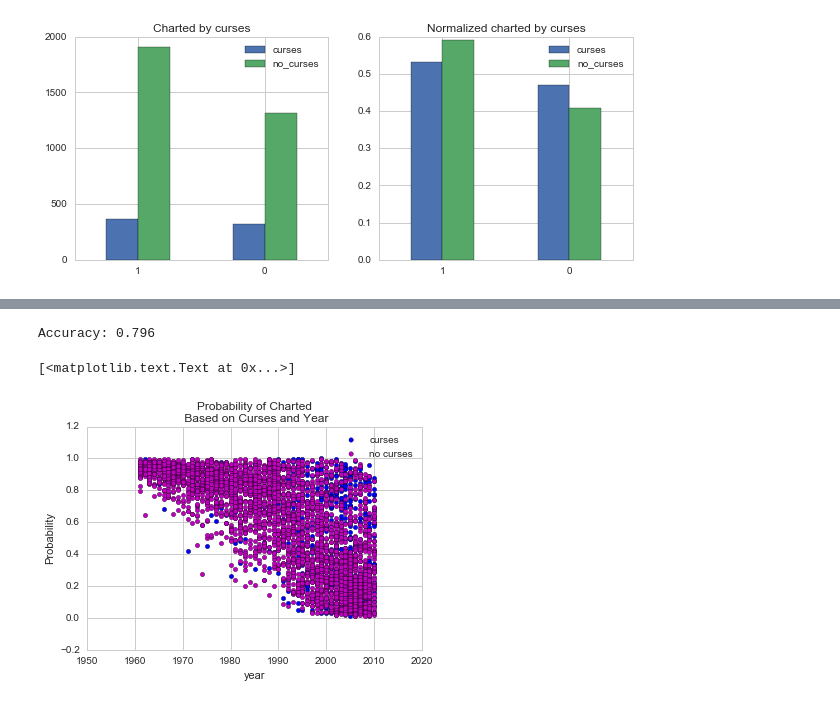
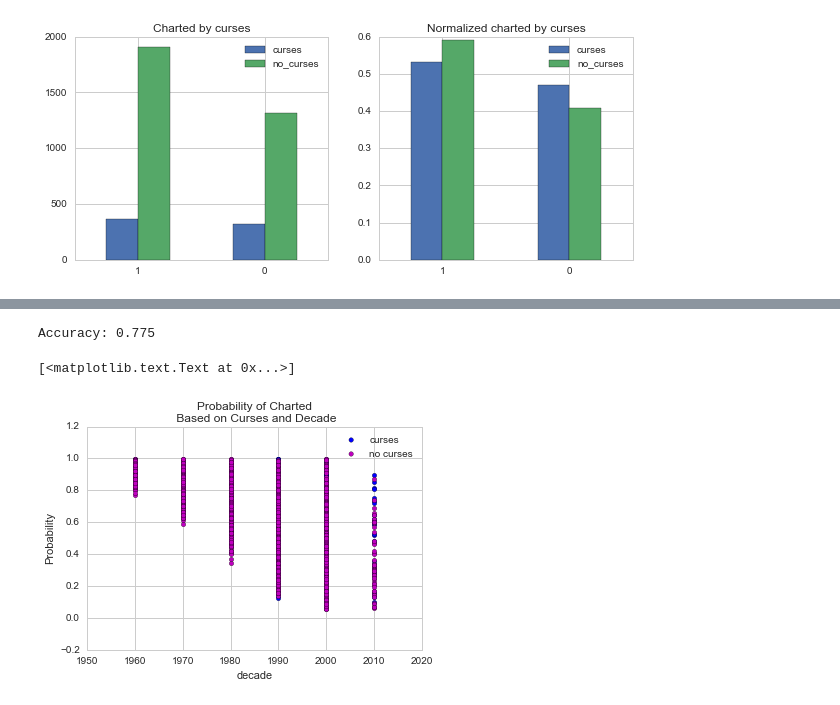
Before and after one commit to ribbas/Heat-Replay, a Jupyter notebook: src/models/test1.ipynb, the cells around one changed output, grey strips where cells are left out. Saved outputs shown, nothing was run; the diff lists cells and outputs as text; code cells hidden in the pictures.

Commit message:
refactored and optimized, added stopwords, decade and most used terms

```diff
--- a/src/models/test1.ipynb
+++ b/src/models/test1.ipynb
@@ -237,0 +222,4 @@ df_train.head()
+# %%
+df_train = pd.read_csv("../data/final/final.csv")
+
+df_train.head()
@@ -245,7 +240,7 @@ y_train = df_train[target]
 # %%
 
 # Build tuned model
-lm = linear_model.LogisticRegression(C=1000, class_weight=None, dual=False, fit_intercept=True,
+lm = linear_model.LogisticRegression(C=0.01, class_weight=None, dual=False, fit_intercept=True,
           intercept_scaling=1, max_iter=100, multi_class='ovr', n_jobs=1,
           penalty='l2', random_state=None, solver='newton-cg', tol=0.0001,
           verbose=0, warm_start=False)
@@ -256,19 +251,19 @@ lm.fit(X_train, y_train)
 # Score tuned model
 print "Accuracy: %0.3f" % lm.score(X_train, y_train)
 # %% [output]
-Accuracy: 0.796
+Accuracy: 0.775
 # %%
 # Generate probabililty of charted using trained model
 df_train['Probability'] = lm.predict_proba(X_train)[:,1]
 # %%
 # Plot Probability of Survivial Based on Sex and Age
 ax = df_train[df_train['curses']==1].plot(
-    x='year', y='Probability', kind='scatter', color='b', label='curses'
+    x='decade', y='Probability', kind='scatter', color='b', label='curses'
 )
 df_train[df_train['curses']==0].plot(
-    ax=ax, x='year', y='Probability', kind='scatter', color='m', label='no curses'
+    ax=ax, x='decade', y='Probability', kind='scatter', color='m', label='no curses'
 )
-ax.set(title='Probability of Charted\n Based on Curses and Year')
+ax.set(title='Probability of Charted\n Based on Curses and Decade')
 # %% [output]
 [<matplotlib.text.Text at 0x...>]
-[figure, old version]
+[figure, new version]
```
Also changed, not shown: parts of 21 cells of this notebook, 6 other files.
